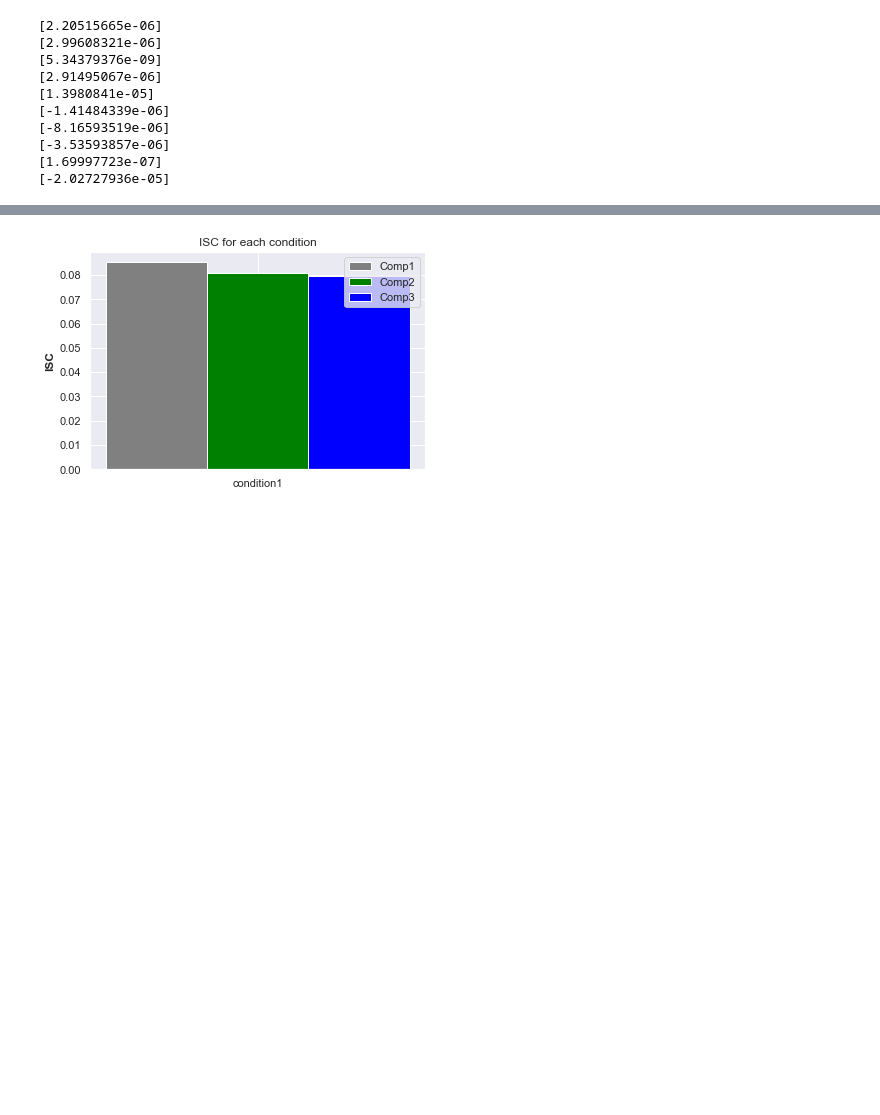
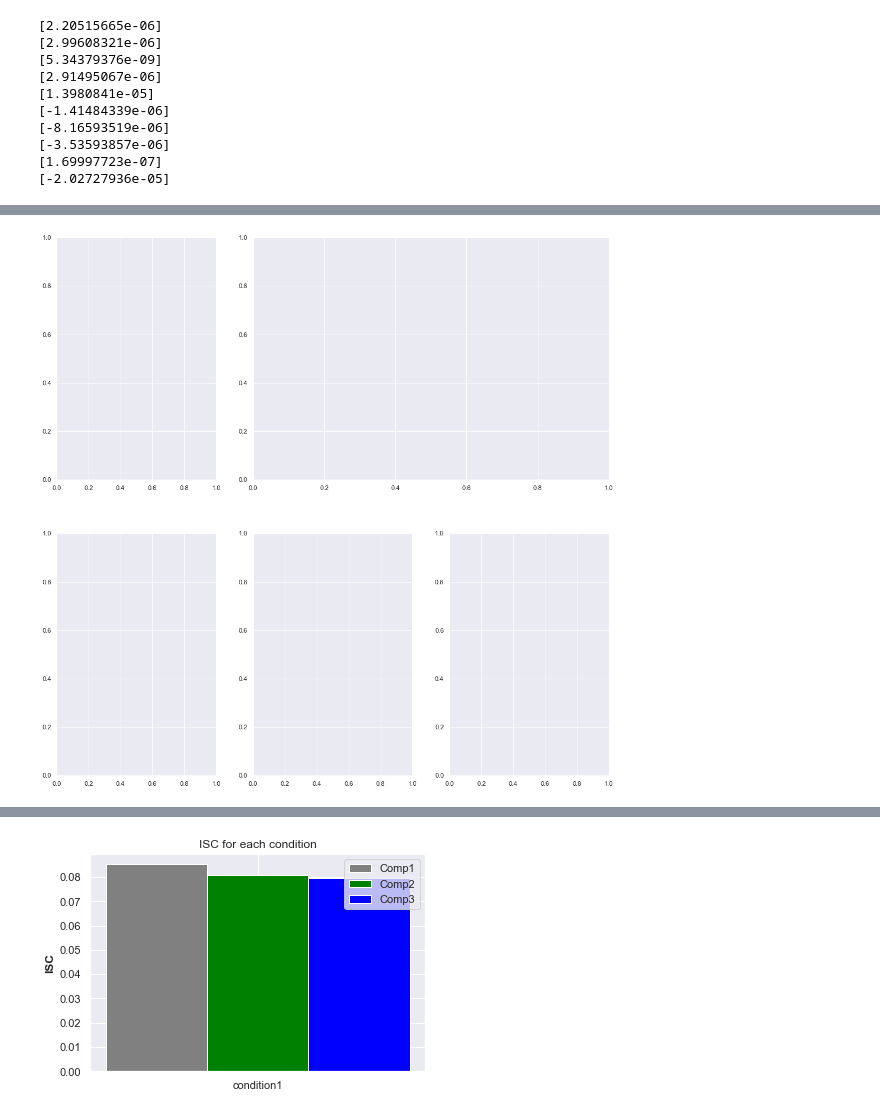
Before and after one commit to venkateshness/Internship_HBN, a Jupyter notebook: filtered_ipynbs/Big_Daddy_latest.ipynb, the cells around one changed output, grey strips where cells are left out. Cells and saved outputs as stored; diff of their text form; code cells hidden in the pictures; blank space fills up the shorter version.

```diff
--- a/filtered_ipynbs/Big_Daddy_latest.ipynb
+++ b/filtered_ipynbs/Big_Daddy_latest.ipynb
@@ -761,0 +717,14 @@ plt.ylabel('ISC')
+# %%
+fig=plt.figure(figsize = (17, 17))
+
+grid = fig.add_gridspec(6,9, wspace =1.3, hspace = 1.2)
+
+#grid = gridspec.GridSpec(2,2, wspace =0.3, hspace = 0.8)
+g1 = fig.add_subplot(grid[0:3, :3])
+g2 = fig.add_subplot(grid[0:3, 3:])
+
+g3 = fig.add_subplot(grid[3:, :3])
+g4 = fig.add_subplot(grid[3:, 3:6])
+g5 = fig.add_subplot(grid[3:, 6:])
+# %% [output]
+[figure, added]
```
Also changed, not shown: parts of 25 cells of this notebook, 7 other files.
